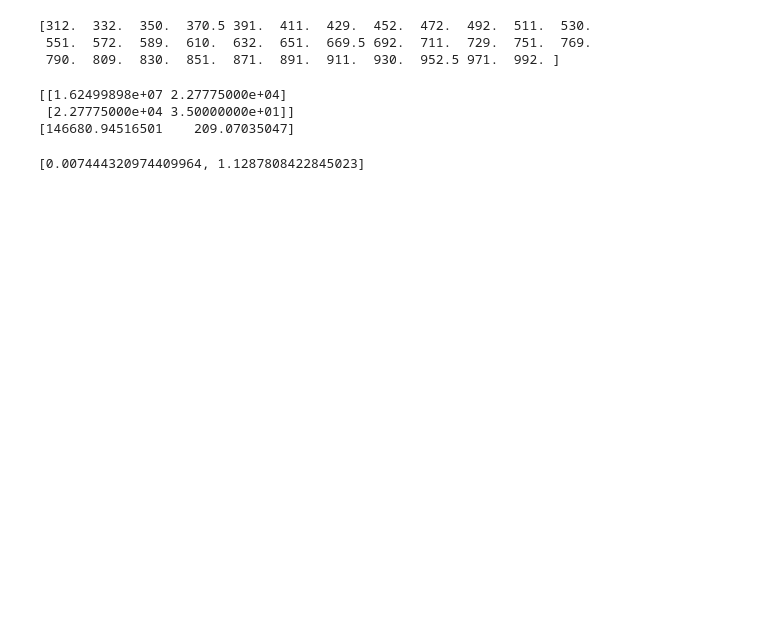
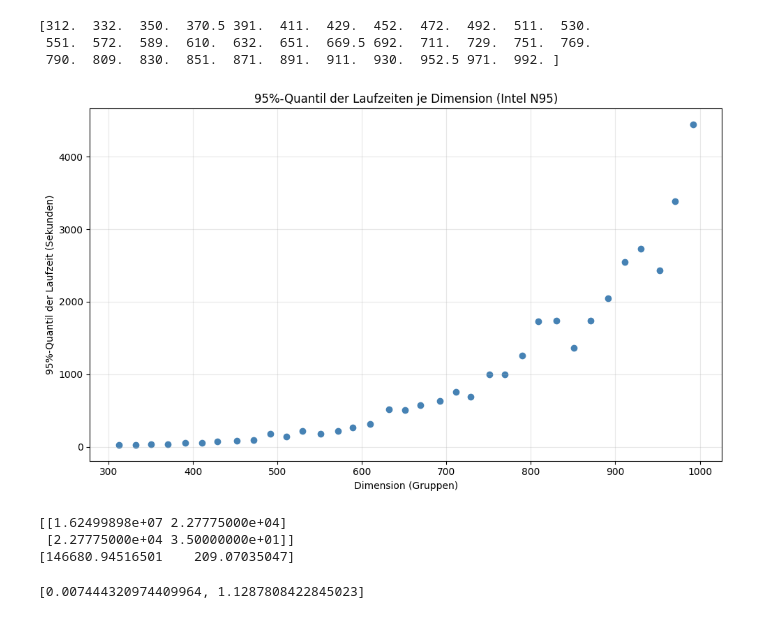
Before and after one commit to Linelle-7/TSP-Benchmark-Analysis, a Jupyter notebook: DatenAnalyse_fuer_TSP.ipynb, the cells around one changed output. Saved outputs shown, nothing was run; the diff lists cells and outputs as text; code cells hidden in the pictures; blank space fills up the shorter version.

```diff
--- a/DatenAnalyse_fuer_TSP.ipynb
+++ b/DatenAnalyse_fuer_TSP.ipynb
@@ -423,6 +411,22 @@ print(df_representatives)
 [312.  332.  350.  370.5 391.  411.  429.  452.  472.  492.  511.  530.
  551.  572.  589.  610.  632.  651.  669.5 692.  711.  729.  751.  769.
  790.  809.  830.  851.  871.  891.  911.  930.  952.5 971.  992. ]
+# %%
+#Repräsentative Dimensionen pro einmal lesen
+X2=[x for x in df_representatives]
+# Plot 95% quantile vs dimension
+plt.figure(figsize=(10, 6))
+plt.scatter(X2, quantiles.values, marker="o", linestyle="-", color="steelblue")
+
+plt.xlabel("Dimension (Gruppen)")
+plt.ylabel("95%-Quantil der Laufzeit (Sekunden)")
+plt.title("95%-Quantil der Laufzeiten je Dimension (Intel N95)")
+plt.grid(True, alpha=0.3)
+plt.tight_layout()
+plt.savefig("quantile_95_plot.2.png")
+plt.show()
+# %% [output]
+[figure, added]
 # %%
 # Lineare Regression auf den 95%-Quantilen durchführen Zweite Ansatz (hier wird die Dimension, deren Laufzeit gleich  oder am näherste der Median
 # der Entsprechende Bereich liegt,  als Repräsentant der Bereich verwendet)
```
Also changed, not shown: parts of 25 cells of this notebook, 6 other files.
